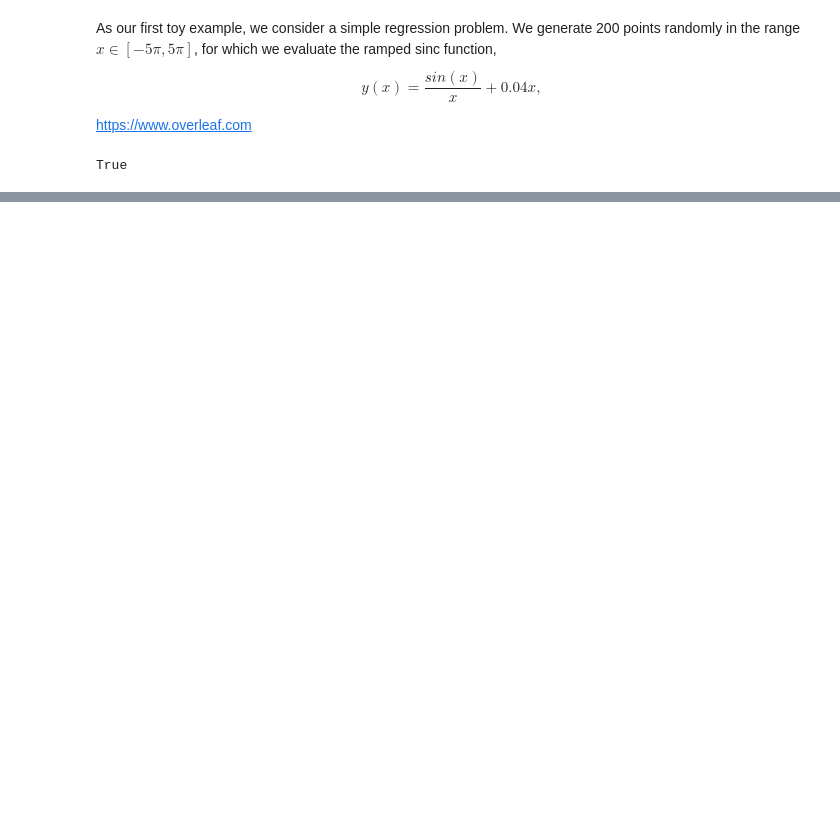
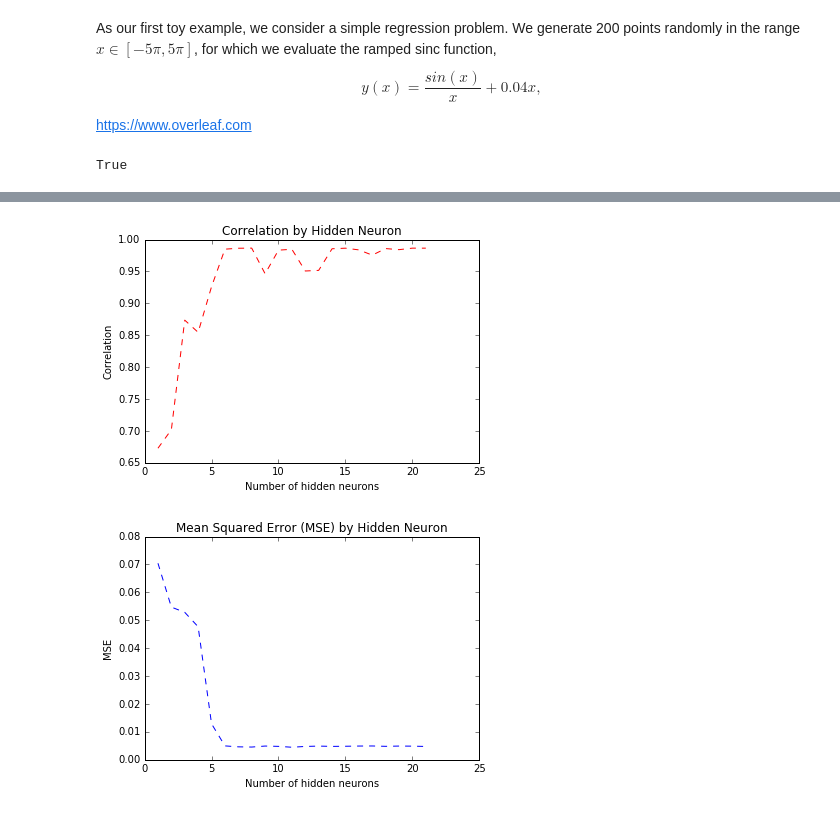
Before and after one commit to tmeits/ipynb, a Jupyter notebook: fann/TOY_EXAMPLES_FANN2_Regression.ipynb, the cells around one changed output, grey strips where cells are left out. Saved outputs shown, nothing was run; the diff lists cells and outputs as text; code cells hidden in the pictures; blank space fills up the shorter version.

```diff
--- a/fann/TOY_EXAMPLES_FANN2_Regression.ipynb
+++ b/fann/TOY_EXAMPLES_FANN2_Regression.ipynb
@@ -120,0 +95,12 @@ Done.
+# %%
+mse_list = []
+correlation_list = []
+nn_architecture = []
+ann_list = []
+n_hide = []
+
+for i in range(21):
+    nn_architecture.append([1, i+1, 1])
+    n_hide.append(i+1)
+
+print(nn_architecture)
@@ -120,0 +169,20 @@ Done.
+# %%
+# Correlation by Hidden Neuron
+# Исследовать скоррелированность ошибки нейромодели и входных данных,
+# чтобы сделать вывод об адекватности построенной модели только при наличии низких корреляций.
+# http://www.neuroproject.ru/pre_grap.htm
+
+plt.plot(n_hide, correlation_list, 'r--')
+plt.ylabel("Correlation")
+plt.xlabel("Number of hidden neurons")
+plt.title("Correlation by Hidden Neuron")
+plt.show()
+
+plt.plot(n_hide, mse_list, '--')
+plt.ylabel("MSE")
+plt.xlabel("Number of hidden neurons")
+plt.title("Mean Squared Error (MSE) by Hidden Neuron")
+plt.show()
+# %% [output]
+[figure, added]
+[figure, added]
```
Also changed, not shown: parts of 18 cells of this notebook.
